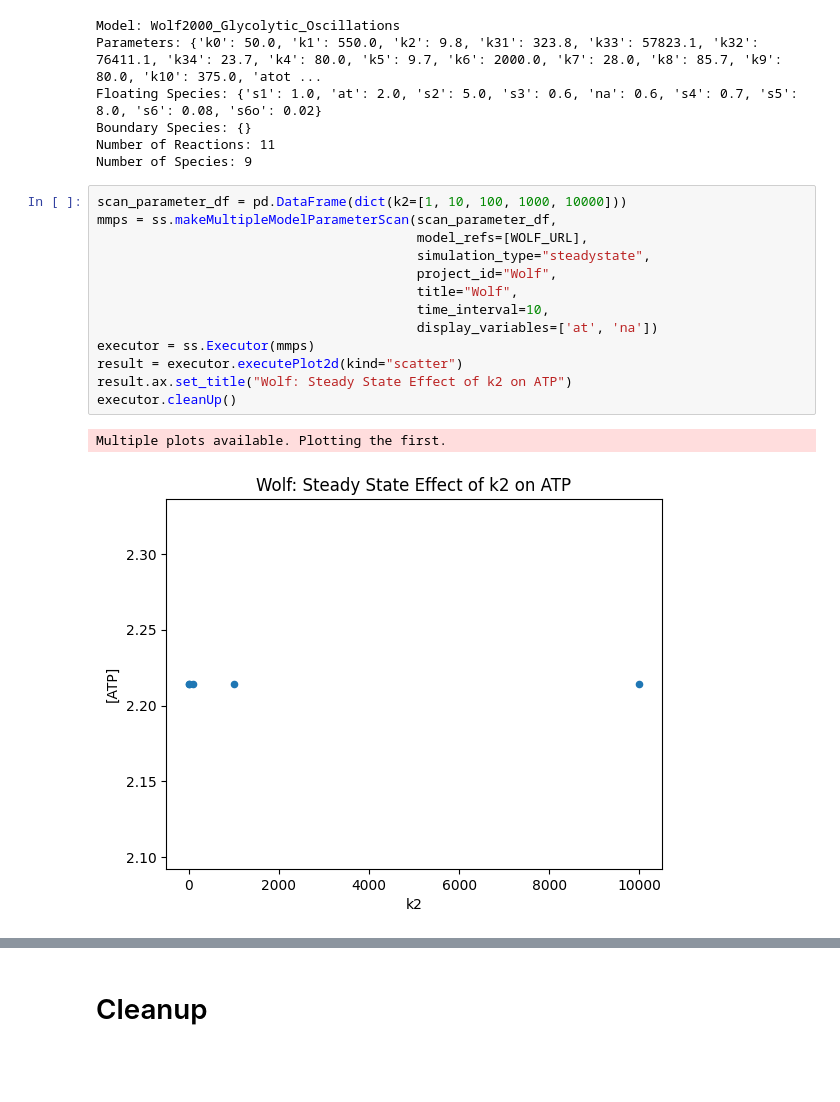
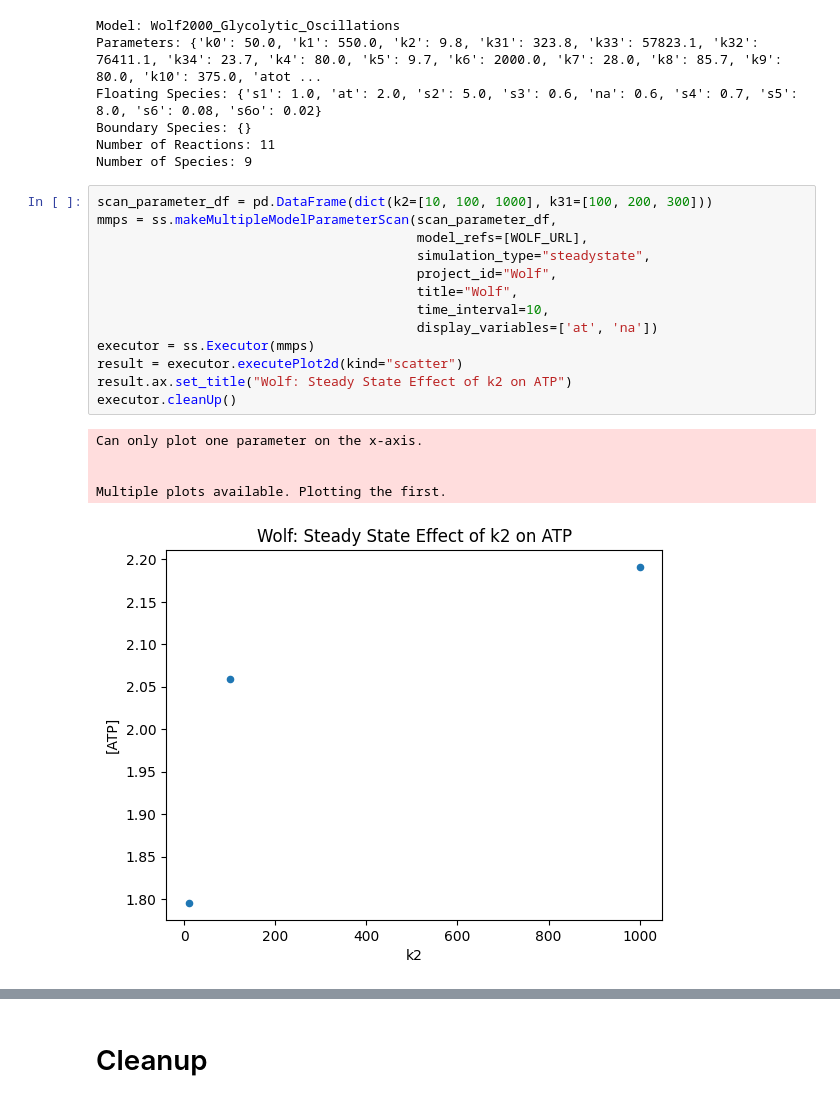
Before and after one commit to sys-bio/SimpleSEDML, a Jupyter notebook: examples/vingnette.ipynb, the cells around one changed output, grey strips where cells are left out. Drawn from its saved outputs; the diff is of its cells as text; blank space fills up the shorter version.

```diff
--- a/examples/vingnette.ipynb
+++ b/examples/vingnette.ipynb
@@ -402,18 +402,21 @@ Boundary Species: {}
 Number of Reactions: 11
 Number of Species: 9
 # %%
-scan_parameter_df = pd.DataFrame(dict(k2=[1, 10, 100, 1000, 10000]))
+scan_parameter_df = pd.DataFrame(dict(k2=[10, 100, 1000], k31=[100, 200, 300]))
 mmps = ss.makeMultipleModelParameterScan(scan_parameter_df,
                                          model_refs=[WOLF_URL],
                                          simulation_type="steadystate",
                                          project_id="Wolf",
                                          title="Wolf",
                                          time_interval=10,
                                          display_variables=['at', 'na'])
 executor = ss.Executor(mmps)
 result = executor.executePlot2d(kind="scatter")
 result.ax.set_title("Wolf: Steady State Effect of k2 on ATP")
 executor.cleanUp()
 # %% [output]
+Can only plot one parameter on the x-axis.
+
+
 Multiple plots available. Plotting the first.
-[figure, old version]
+[figure, new version]
```
Also changed, not shown: parts of 1 cell of this notebook, 2 other files.
